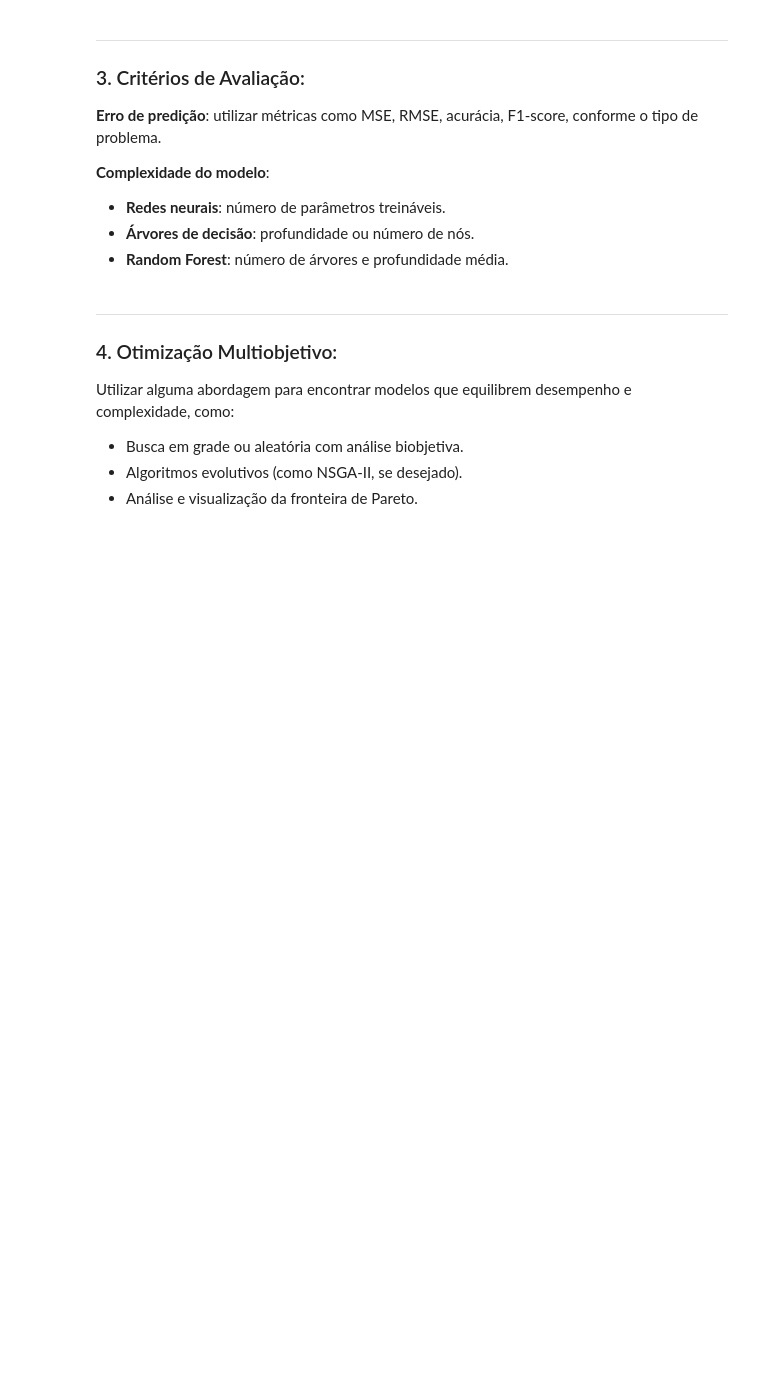
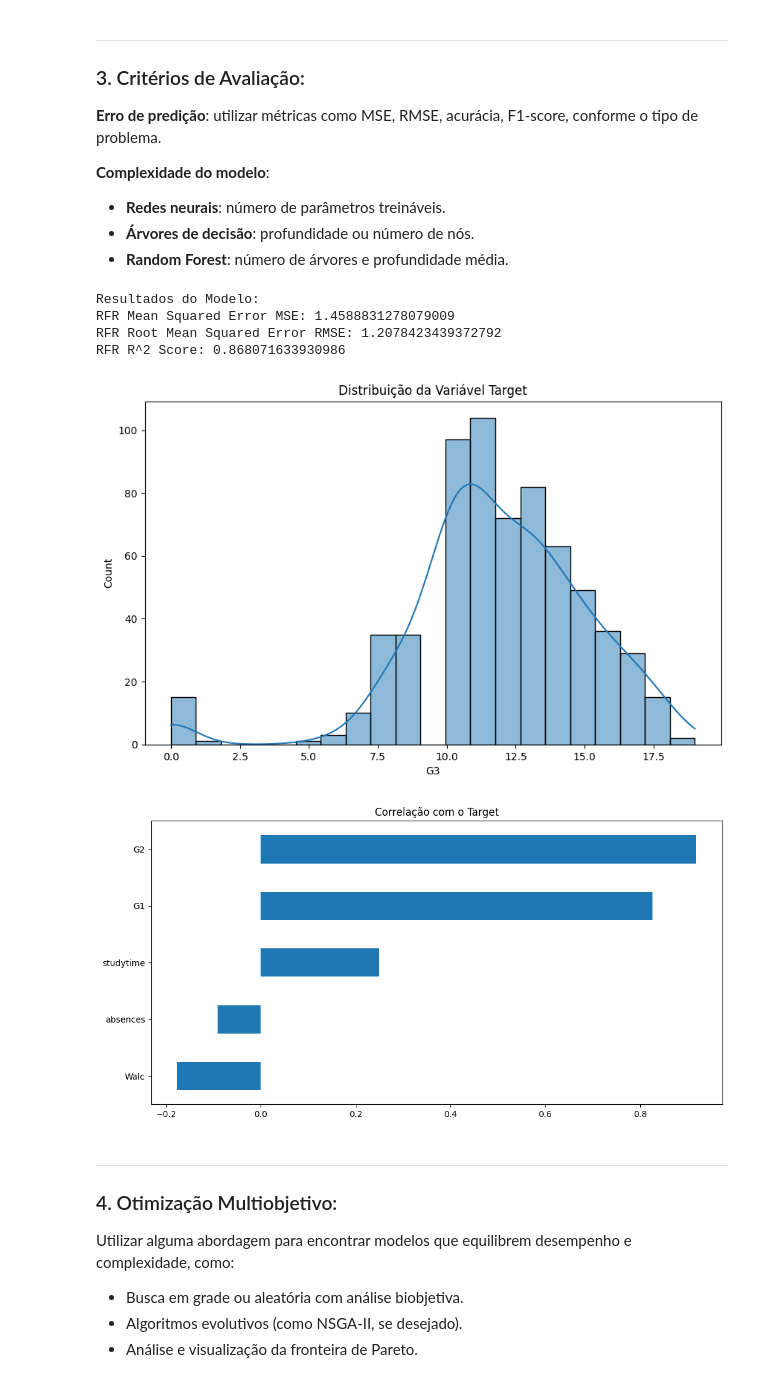
Before and after one commit to sakikout/Aprendizado-Multiobjetivo, a Jupyter notebook: student.ipynb, the cells around one changed output. Saved outputs shown, nothing was run; the diff lists cells and outputs as text; code cells hidden in the pictures; blank space fills up the shorter version.

```diff
--- a/student.ipynb
+++ b/student.ipynb
@@ -73,0 +168,18 @@ Explorar diferentes arquiteturas ou configurações (como profundidade, número
+# %%
+# ------------------- Train/Test split -------------------
+feat = ['Walc', 'absences', 'studytime' , 'G1', 'G2']
+features = df[feat]
+target = df['G3']
+
+X_train, X_test, y_train, y_test = train_test_split(
+    features, target, test_size=0.3, random_state=42
+)
+
+# Verificar shapes após split
+print("\nShapes após train/test split:")
+print(f"X_train: {X_train.shape}, y_train: {y_train.shape}")
+print(f"X_test: {X_test.shape}, y_test: {y_test.shape}")
+
+# Verificar se há valores NaN
+print("\nValores NaN em X_train:", X_train.isna().sum().sum())
+print("Valores NaN em y_train:", y_train.isna().sum().sum())
@@ -81,3 +200,47 @@ Explorar diferentes arquiteturas ou configurações (como profundidade, número
 * **Redes neurais**: número de parâmetros treináveis.
 * **Árvores de decisão**: profundidade ou número de nós.
 * **Random Forest**: número de árvores e profundidade média.
+# %%
+# ------------------------- Random Forest Regressor -------------------------
+# Verificar e garantir que y_train seja 1D
+if len(y_train.shape) > 1 and y_train.shape[1] == 1:
+    y_train = y_train.values.ravel()
+
+RFR = RandomForestRegressor(random_state=100, criterion='squared_error',
+                          max_depth=30, min_samples_leaf=5, n_jobs=1)
+
+# Train the regression
+RFR.fit(X_train, y_train)
+# Predict on the testing data
+y_pred = RFR.predict(X_test)
+
+mse = mean_squared_error(y_test, y_pred)
+rmse = np.sqrt(mse)
+r2 = r2_score(y_test, y_pred)
+
+print("\nResultados do Modelo:")
+print("RFR Mean Squared Error MSE:", mse)
+print("RFR Root Mean Squared Error RMSE:", rmse)
+print("RFR R^2 Score:", r2)
+# %% [output]
+Resultados do Modelo:
+RFR Mean Squared Error MSE: 1.4588831278079009
+RFR Root Mean Squared Error RMSE: 1.2078423439372792
+RFR R^2 Score: 0.868071633930986
+# %%
+# Verificar distribuição do target
+plt.figure(figsize=(10, 6))
+sns.histplot(target, kde=True) # y.iloc[:, 0]
+plt.title('Distribuição da Variável Target')
+plt.show()
+
+# Correlação entre features numéricas e target
+numeric_features = X.select_dtypes(include=['int64', 'float64']).columns
+correlations = df[numeric_features].corrwith(target)
+plt.figure(figsize=(12, 6))
+correlations.sort_values().plot.barh()
+plt.title('Correlação com o Target')
+plt.show()
+# %% [output]
+[figure, added]
+[figure, added]
```
Also changed, not shown: parts of 6 cells of this notebook, 1 other file.
